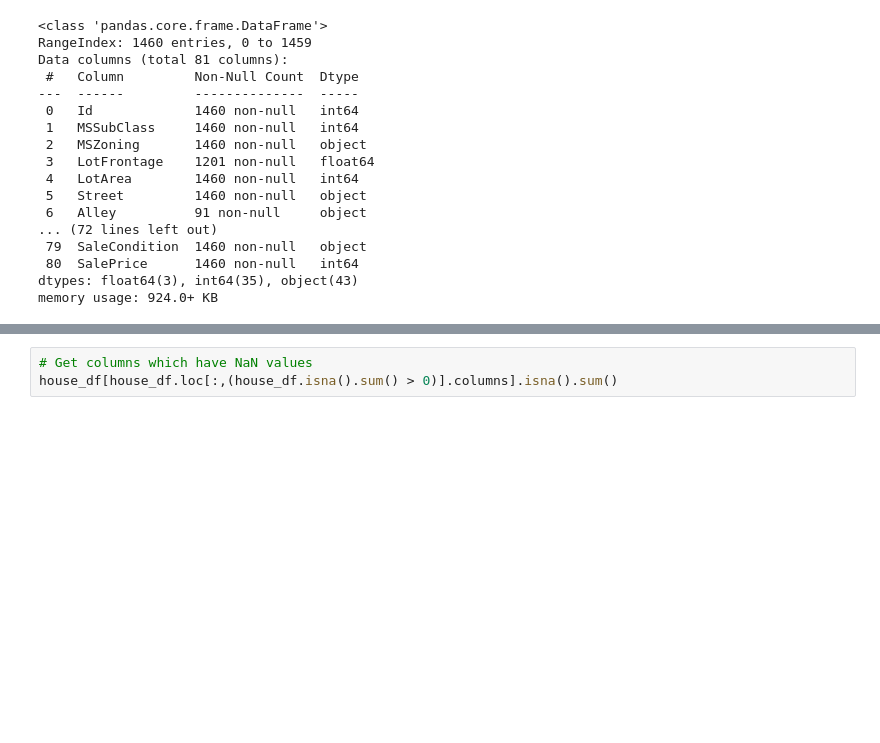
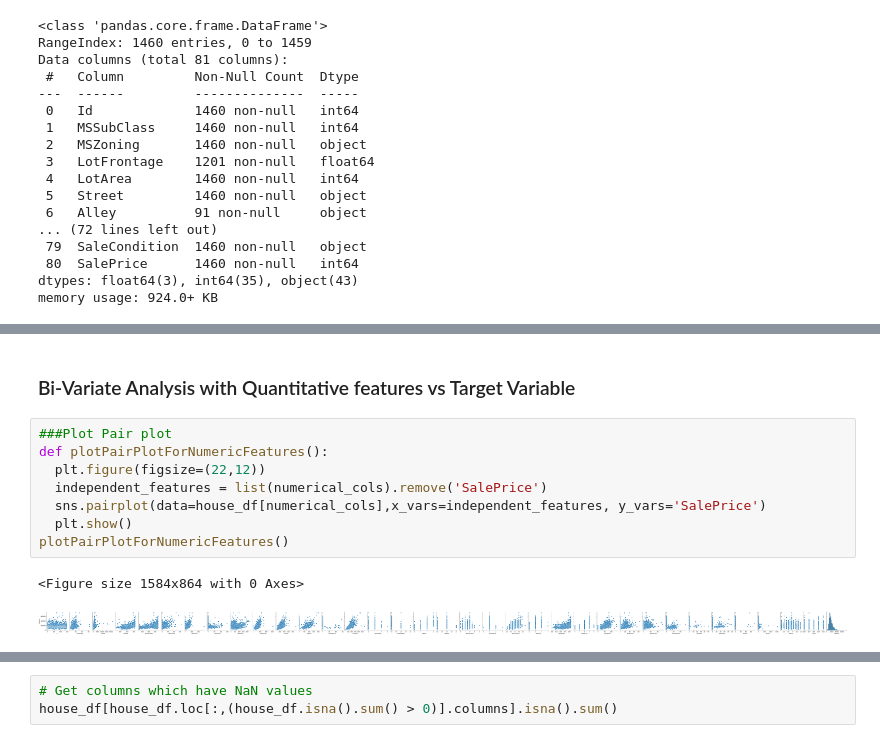
Before and after one commit to bhogasena/House-Price-Prediction, a Jupyter notebook: House_Price_Prediction.ipynb, the cells around one changed output, grey strips where cells are left out. Saved outputs shown, nothing was run; the diff lists cells and outputs as text; blank space fills up the shorter version.

```diff
--- a/House_Price_Prediction.ipynb
+++ b/House_Price_Prediction.ipynb
@@ -68,0 +144,13 @@ Check Missing Values and Impute or Drop as per Data Dictionary and Analysis
+# %% [markdown]
+### Bi-Variate Analysis with Quantitative features vs Target Variable
+# %%
+###Plot Pair plot
+def plotPairPlotForNumericFeatures():
+  plt.figure(figsize=(22,12))
+  independent_features = list(numerical_cols).remove('SalePrice')
+  sns.pairplot(data=house_df[numerical_cols],x_vars=independent_features, y_vars='SalePrice')
+  plt.show()
+plotPairPlotForNumericFeatures()
+# %% [output]
+<Figure size 1584x864 with 0 Axes>
+[figure, added]
```
Also changed, not shown: parts of 47 cells of this notebook.
